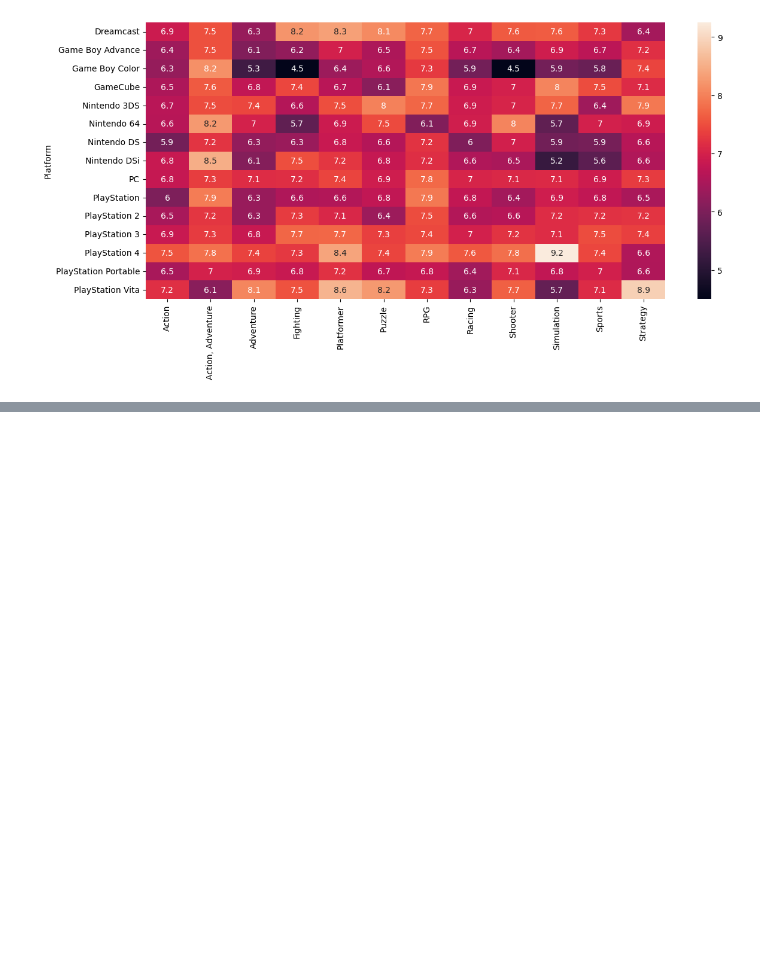
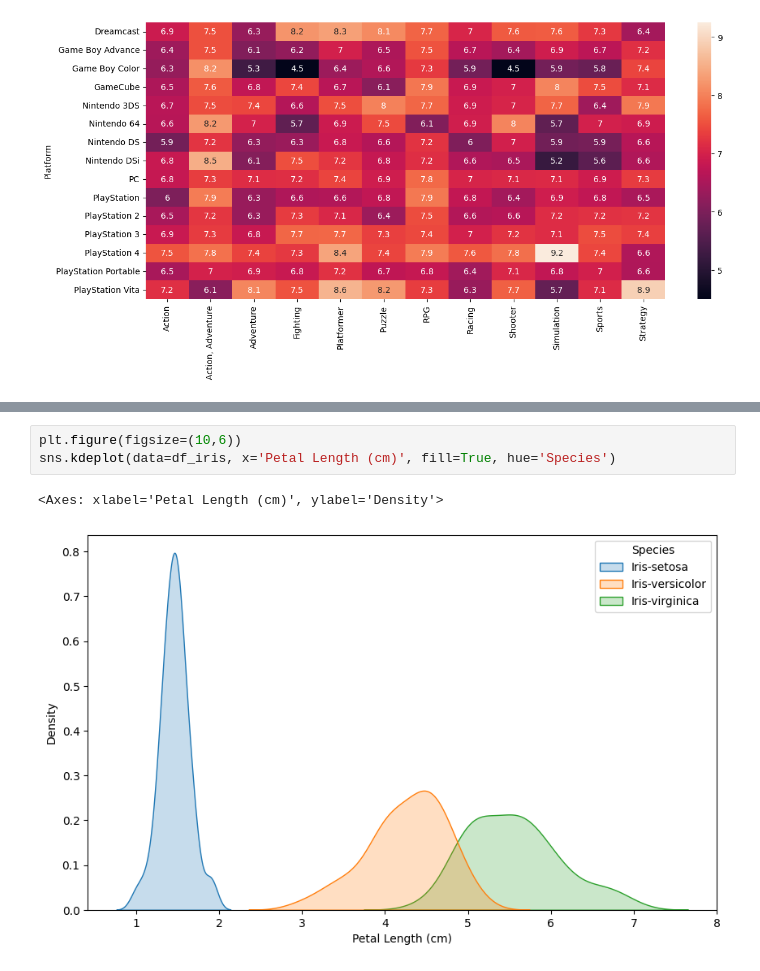
Before and after one commit to PauloFS01/machine_learning, a Jupyter notebook: DataVisualisation/seaborn.ipynb, the cells around one changed output, grey strips where cells are left out. Saved outputs shown, nothing was run; the diff lists cells and outputs as text; blank space fills up the shorter version.

```diff
--- a/DataVisualisation/seaborn.ipynb
+++ b/DataVisualisation/seaborn.ipynb
@@ -76,0 +105,6 @@ sns.heatmap(data=ign_data.head(15), annot=True)
+# %%
+plt.figure(figsize=(10,6))
+sns.kdeplot(data=df_iris, x='Petal Length (cm)', fill=True, hue='Species')
+# %% [output]
+<Axes: xlabel='Petal Length (cm)', ylabel='Density'>
+[figure, added]
```
Also changed, not shown: parts of 8 cells of this notebook.
